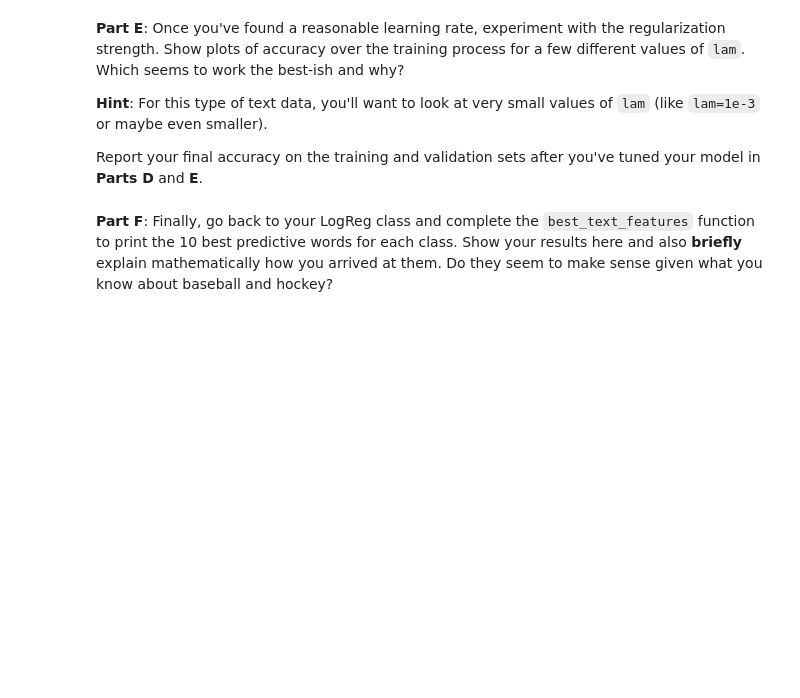
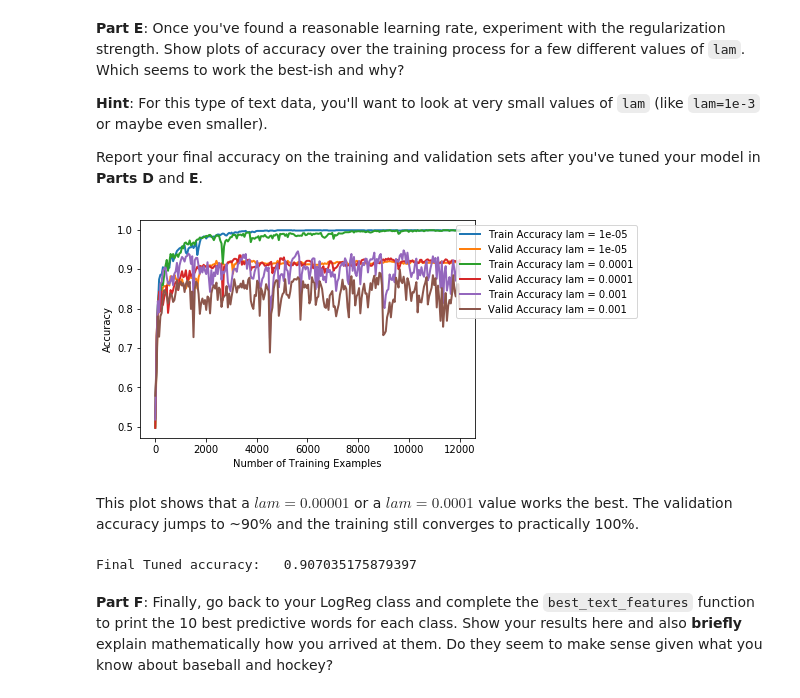
Before and after one commit to lula4266/CSCI-4622-Machine-Learning, a Jupyter notebook: hmwk/hmwk03/hmwk03.ipynb, the cells around one changed output. Cells and saved outputs as stored; diff of their text form; code cells hidden in the pictures; blank space fills up the shorter version.

```diff
--- a/hmwk/hmwk03/hmwk03.ipynb
+++ b/hmwk/hmwk03/hmwk03.ipynb
@@ -438,5 +461,37 @@ print(accuracy)
 **Hint**: For this type of text data, you'll want to look at very small values of `lam` (like `lam=1e-3` or maybe even smaller).
 
 Report your final accuracy on the training and validation sets after you've tuned your model in **Parts D** and **E**.
+# %%
+lamArray = [0.00001,0.0001,0.001]
+train_accuracy = []
+valid_accuracy = []
+for lam in lamArray:
+    classifier = LogReg(X_train,y_train,X_valid,y_valid)
+    classifier.train(eta = 1,lam = lam)
+    train_accuracy.append(classifier.train_history)
+    valid_accuracy.append(classifier.valid_history)
+# %%
+example_num = np.linspace(0,len(train_accuracy[1])*50,len(train_accuracy[1]))
+for i,lam in enumerate(lamArray):
+    train_label = 'Train Accuracy lam = {}'.format(lam)
+    valid_label = 'Valid Accuracy lam = {}'.format(lam)
+    plt.plot(example_num,train_accuracy[i], lw=2, label=train_label)
+    plt.plot(example_num,valid_accuracy[i], lw=2, label=valid_label)
+
+plt.ylabel('Accuracy')
+plt.xlabel('Number of Training Examples')
+plt.legend(loc = 'upper right',bbox_to_anchor = [1.5,1])
+plt.show()
+# %% [output]
+[figure, added]
+# %% [markdown]
+This plot shows that a $lam = 0.00001$ or a $lam = 0.0001$ value works the best. The validation accuracy jumps to ~90% and the training still converges to practically 100%.
+# %%
+classifier = LogReg(X_train,y_train,X_valid,y_valid)
+classifier.train(eta = 1,lam = 0.0001)
+accuracy = classifier.accuracy(X_valid,y_valid)
+print('Final Tuned accuracy:  ',accuracy)
+# %% [output]
+Final Tuned accuracy:   0.907035175879397
 # %% [markdown]
 **Part F**: Finally, go back to your LogReg class and complete the `best_text_features` function to print the 10 best predictive words for each class.  Show your results here and also **briefly** explain mathematically how you arrived at them.  Do they seem to make sense given what you know about baseball and hockey?
```
Also changed, not shown: parts of 15 cells of this notebook.
